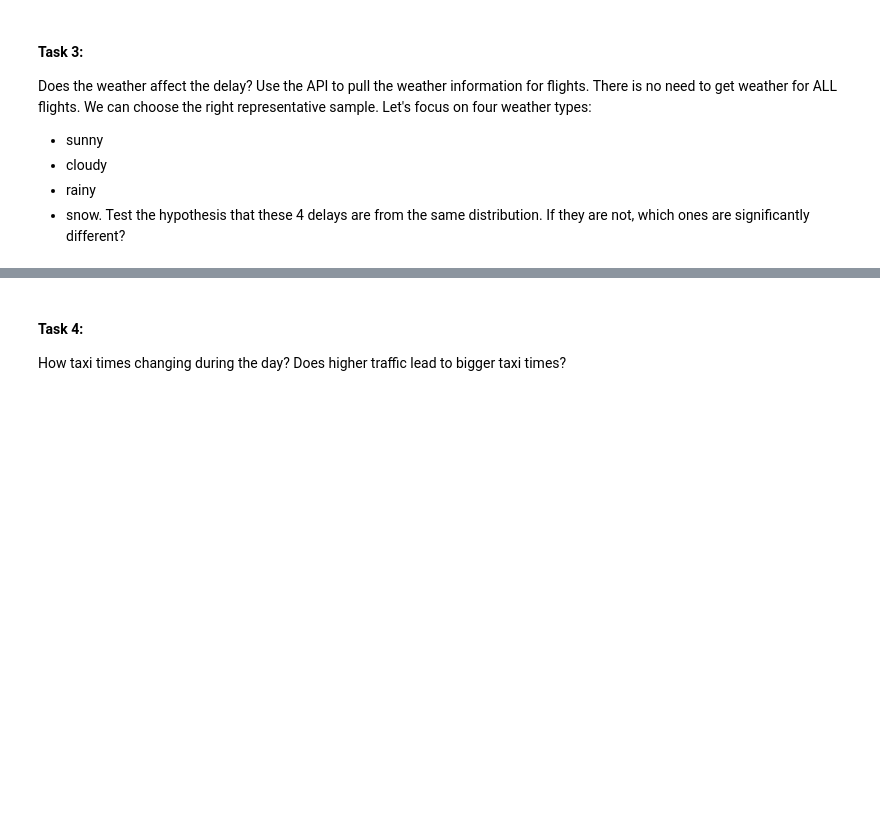
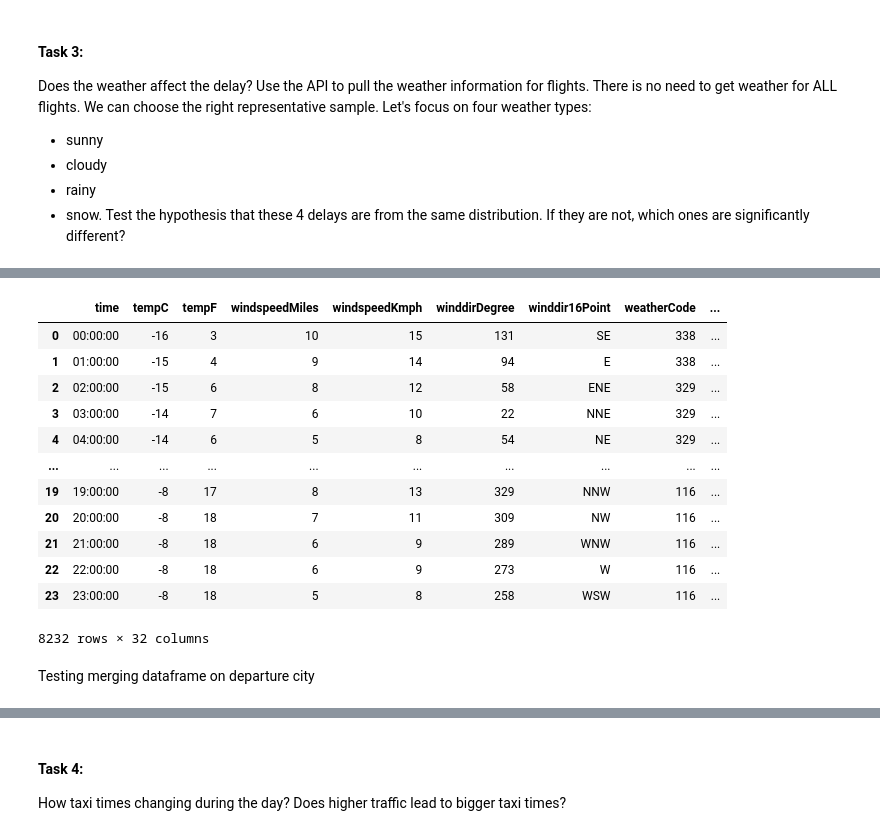
Before and after one commit to KyleKulas/Flight_Delay_Prediction, a Jupyter notebook: Kyle_eda/kyle_exploratory_analysis.ipynb, the cells around one changed output, grey strips where cells are left out. Drawn from its saved outputs; the diff is of its cells as text; code cells hidden in the pictures; blank space fills up the shorter version.

Commit message:
weather data working

```diff
--- a/Kyle_eda/kyle_exploratory_analysis.ipynb
+++ b/Kyle_eda/kyle_exploratory_analysis.ipynb
@@ -16,6 +16,9 @@ from scipy import stats
 import requests
 from IPython.display import JSON
 import json
+import os
+
+pd.set_option("display.max_columns", None)
 # %%
 # Create a connection to the midterm database
 con = psycopg2.connect(database=cfg.DATABASE,
@@ -251,0 +411,3 @@ JSON(result)
+# %%
+cities_df = pd.read_csv('data/cities_weather', index_col=0)
+[x for x in cities_df['weatherDesc']]
@@ -251,0 +454,16 @@ JSON(result)
+# %%
+cities_df
+# %% [output]
+|  | time | tempC | tempF | windspeedMiles | windspeedKmph | winddirDegree | winddir16Point | weatherCode | ... |
+| 0 | 00:00:00 | -16 | 3 | 10 | 15 | 131 | SE | 338 | ... |
+| 1 | 01:00:00 | -15 | 4 | 9 | 14 | 94 | E | 338 | ... |
+| 2 | 02:00:00 | -15 | 6 | 8 | 12 | 58 | ENE | 329 | ... |
+| 3 | 03:00:00 | -14 | 7 | 6 | 10 | 22 | NNE | 329 | ... |
+| 4 | 04:00:00 | -14 | 6 | 5 | 8 | 54 | NE | 329 | ... |
+| ... | ... | ... | ... | ... | ... | ... | ... | ... | ... |
+| 19 | 19:00:00 | -8 | 17 | 8 | 13 | 329 | NNW | 116 | ... |
+| 20 | 20:00:00 | -8 | 18 | 7 | 11 | 309 | NW | 116 | ... |
+| 21 | 21:00:00 | -8 | 18 | 6 | 9 | 289 | WNW | 116 | ... |
+| 22 | 22:00:00 | -8 | 18 | 6 | 9 | 273 | W | 116 | ... |
+| 23 | 23:00:00 | -8 | 18 | 5 | 8 | 258 | WSW | 116 | ... |
+8232 rows × 32 columns
@@ -251,0 +477,2 @@ JSON(result)
+# %% [markdown]
+Testing merging dataframe on departure city
```
Also changed, not shown: parts of 22 cells of this notebook.
